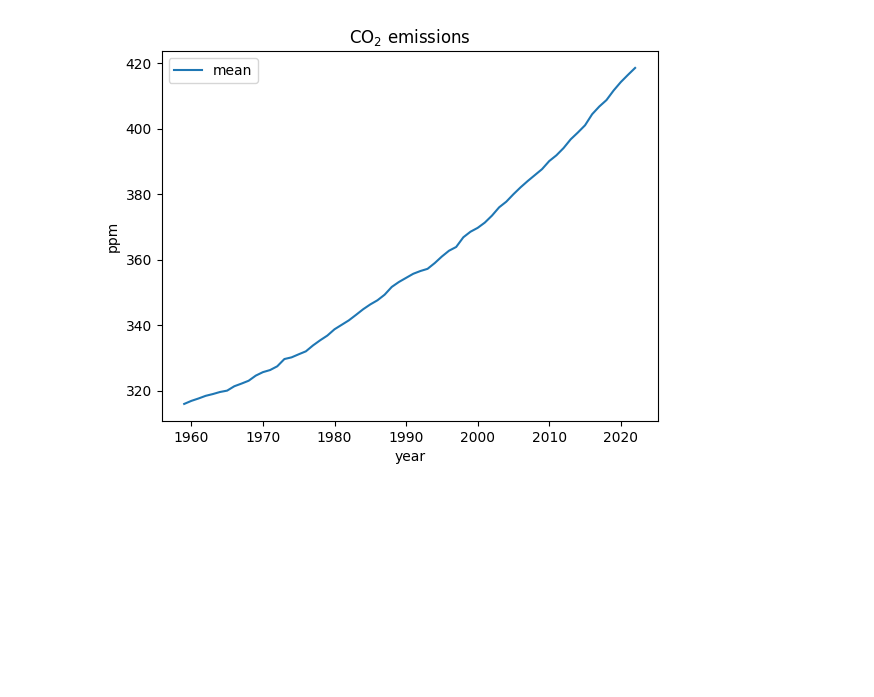
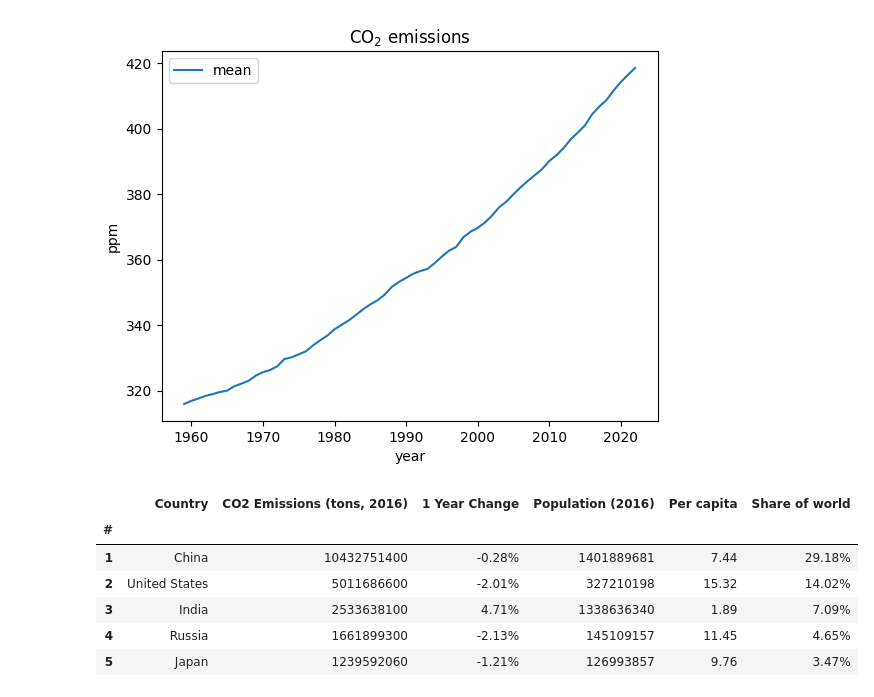
Before and after one commit to AIgineerAB/data_processing_HA24, a Jupyter notebook: code_alongs/Lec10_data_storytelling.ipynb, the cells around one changed output. Drawn from its saved outputs; the diff is of its cells as text; code cells hidden in the pictures; blank space fills up the shorter version.

```diff
--- a/code_alongs/Lec10_data_storytelling.ipynb
+++ b/code_alongs/Lec10_data_storytelling.ipynb
@@ -29,3 +29,15 @@ memory usage: 1.6 KB
 df_annual.plot(x = "year", y="mean", ylabel="ppm", title="CO$_2$ emissions");
 # %% [output]
 [figure]
+# %%
+df_country = pd.read_html("https://www.worldometers.info/co2-emissions/co2-emissions-by-country/", index_col=0)[0]
+
+df_country.head()
+# %% [output]
+|  | Country | CO2 Emissions (tons, 2016) | 1 Year Change | Population (2016) | Per capita | Share of world |
+| # |  |  |  |  |  |  |
+| 1 | China | 10432751400 | -0.28% | 1401889681 | 7.44 | 29.18% |
+| 2 | United States | 5011686600 | -2.01% | 327210198 | 15.32 | 14.02% |
+| 3 | India | 2533638100 | 4.71% | 1338636340 | 1.89 | 7.09% |
+| 4 | Russia | 1661899300 | -2.13% | 145109157 | 11.45 | 4.65% |
+| 5 | Japan | 1239592060 | -1.21% | 126993857 | 9.76 | 3.47% |
```
Also changed, not shown: parts of 4 cells of this notebook.
